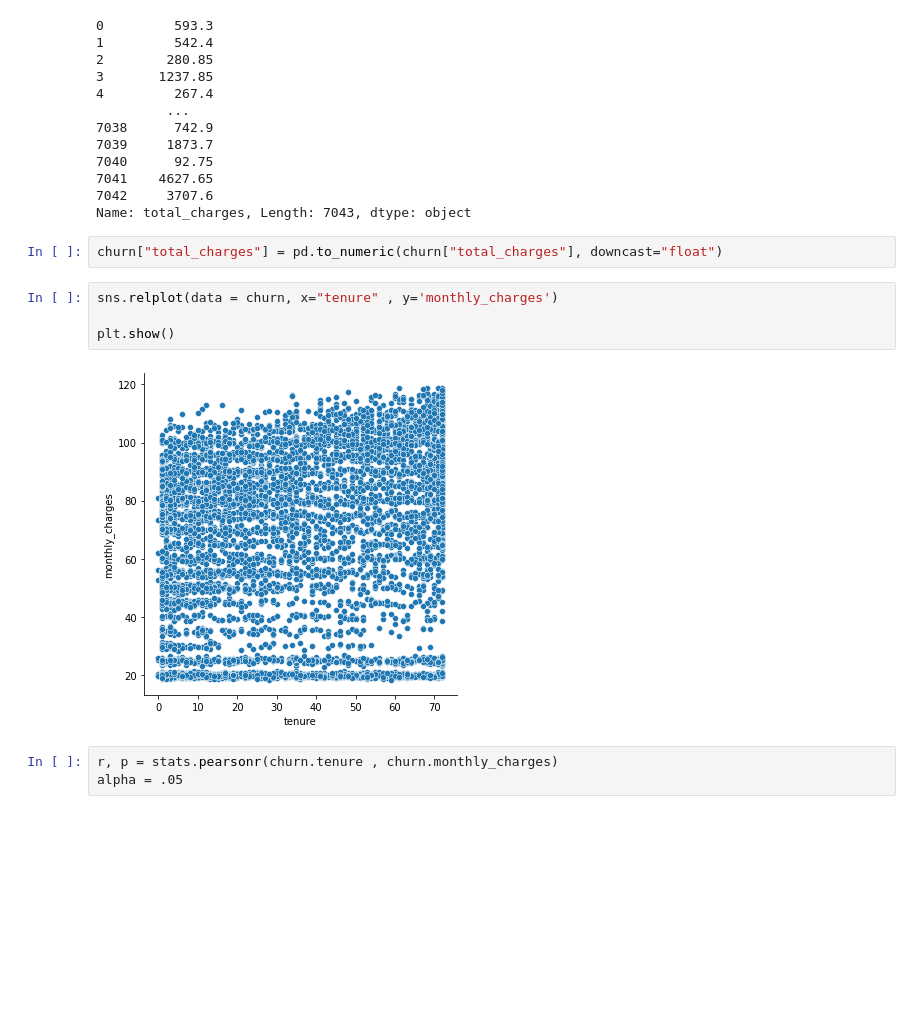
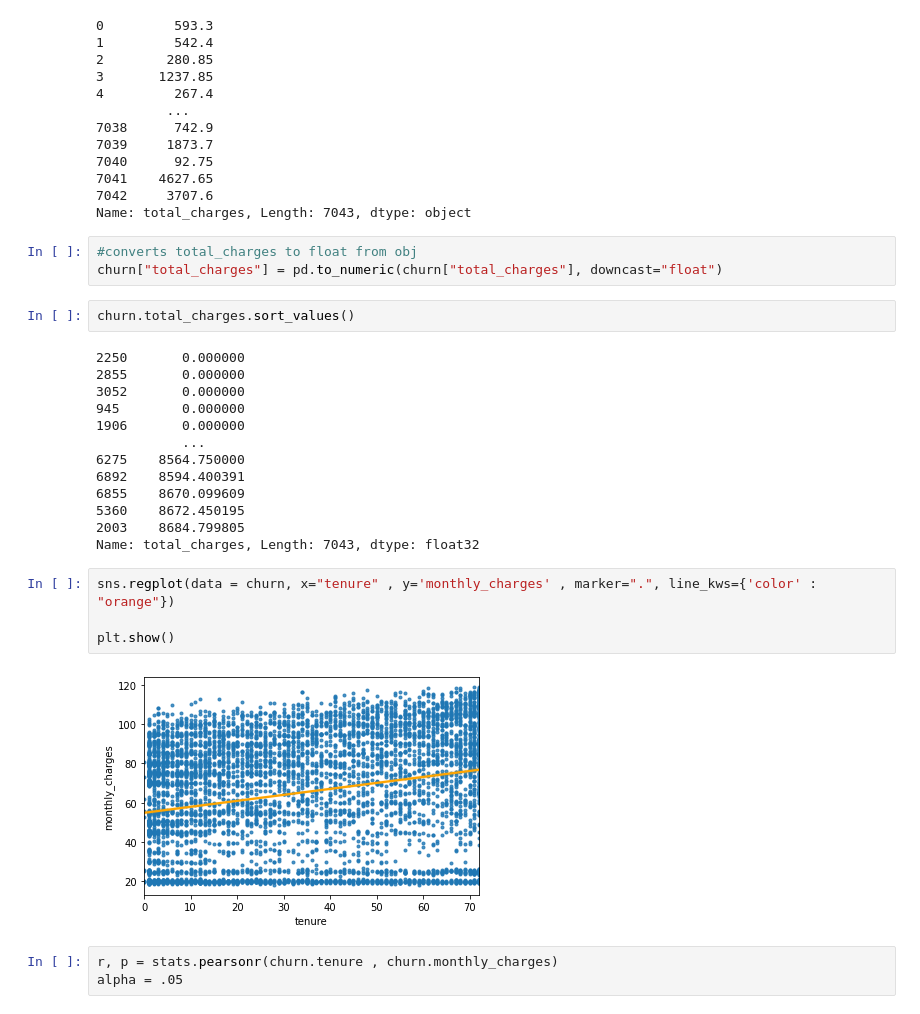
Before and after one commit to OKPTaylor/statistics-exercises, a Jupyter notebook: hypothesis_testing.ipynb, the cells around one changed output. Saved outputs shown, nothing was run; the diff lists cells and outputs as text; blank space fills up the shorter version.

```diff
--- a/hypothesis_testing.ipynb
+++ b/hypothesis_testing.ipynb
@@ -279,13 +283,29 @@ churn.total_charges
 7042     3707.6
 Name: total_charges, Length: 7043, dtype: object
 # %%
+#converts total_charges to float from obj
 churn["total_charges"] = pd.to_numeric(churn["total_charges"], downcast="float")
+# %%
+churn.total_charges.sort_values()
+# %% [output]
+2250       0.000000
+2855       0.000000
+3052       0.000000
+945        0.000000
+1906       0.000000
+           ...
+6275    8564.750000
+6892    8594.400391
+6855    8670.099609
+5360    8672.450195
+2003    8684.799805
+Name: total_charges, Length: 7043, dtype: float32
 # %%
-sns.relplot(data = churn, x="tenure" , y='monthly_charges')
+sns.regplot(data = churn, x="tenure" , y='monthly_charges' , marker=".", line_kws={'color' : "orange"})
 
 plt.show()
 # %% [output]
-[figure, old version]
+[figure, new version]
 # %%
 r, p = stats.pearsonr(churn.tenure , churn.monthly_charges)
 alpha = .05
```
Also changed, not shown: parts of 50 cells of this notebook.
